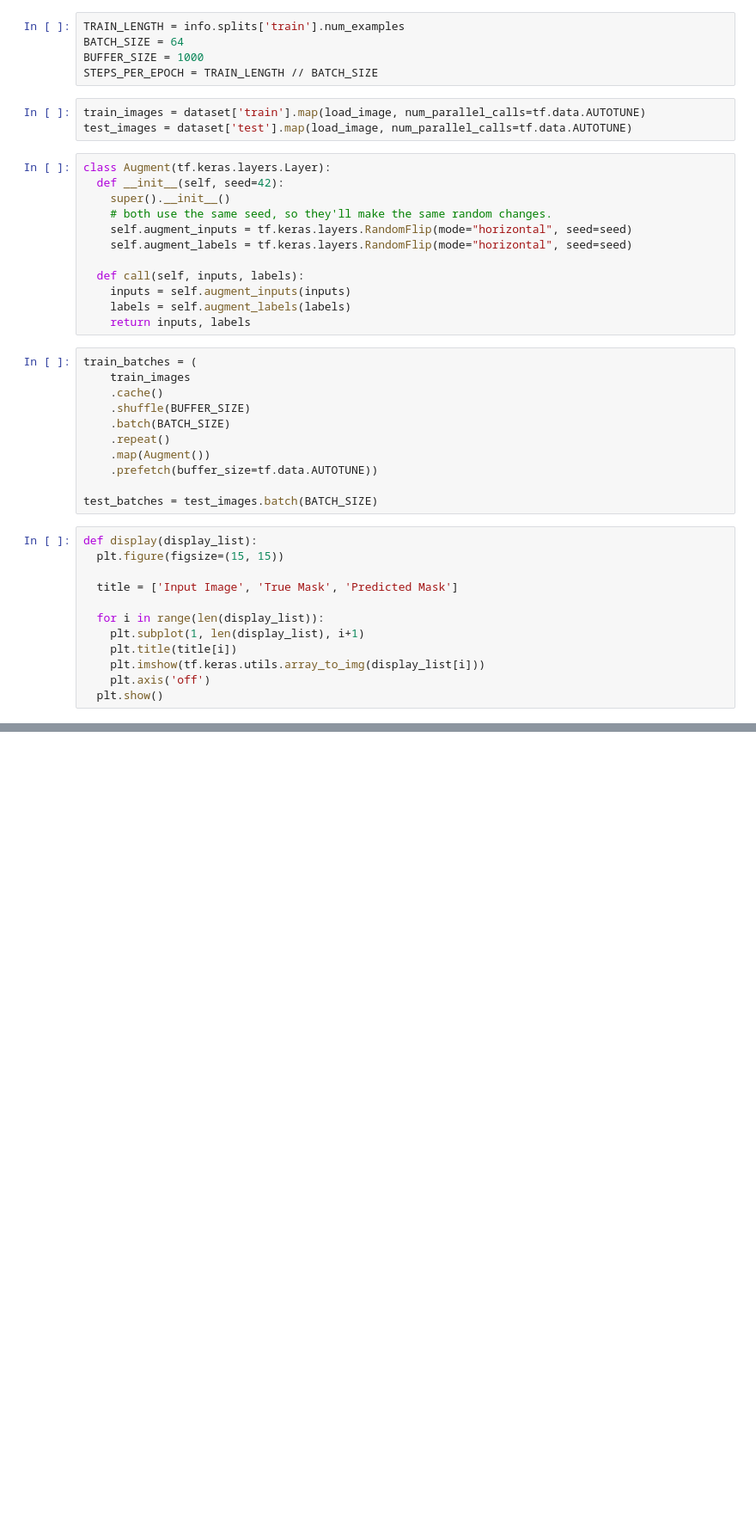
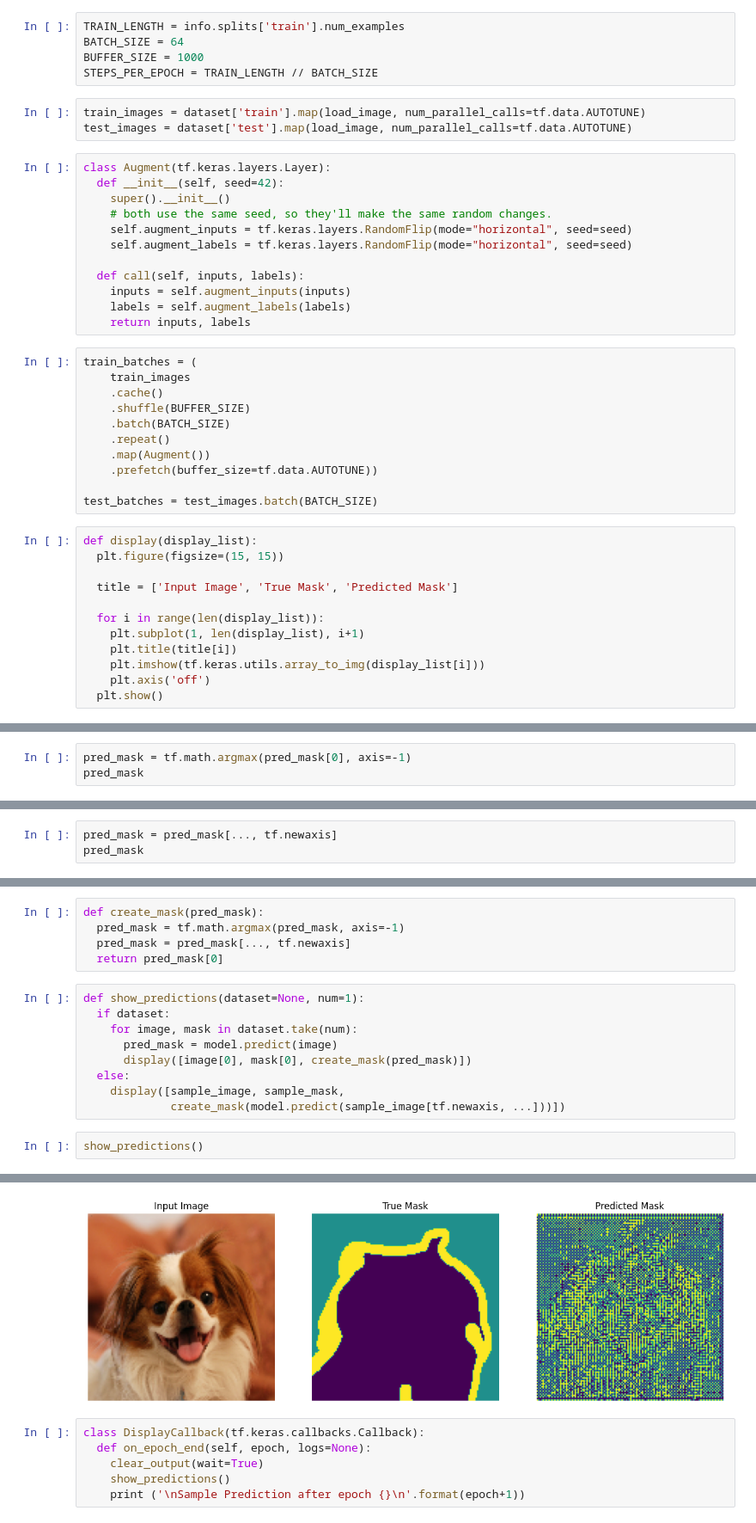
Before and after one commit to mircorudolph/PV_image_segmentation, a Jupyter notebook: 01_model.ipynb, the cells around one changed output, grey strips where cells are left out. Shown at 86% size. Cells and saved outputs as stored; diff of their text form; blank space fills up the shorter version.

```diff
--- a/01_model.ipynb
+++ b/01_model.ipynb
@@ -76,0 +190,3 @@ for images, masks in train_batches.take(2):
+# %%
+pred_mask = tf.math.argmax(pred_mask[0], axis=-1)
+pred_mask
@@ -76,0 +202,3 @@ for images, masks in train_batches.take(2):
+# %%
+pred_mask = pred_mask[..., tf.newaxis]
+pred_mask
@@ -76,0 +223,17 @@ for images, masks in train_batches.take(2):
+# %%
+def create_mask(pred_mask):
+  pred_mask = tf.math.argmax(pred_mask, axis=-1)
+  pred_mask = pred_mask[..., tf.newaxis]
+  return pred_mask[0]
+# %%
+def show_predictions(dataset=None, num=1):
+  if dataset:
+    for image, mask in dataset.take(num):
+      pred_mask = model.predict(image)
+      display([image[0], mask[0], create_mask(pred_mask)])
+  else:
+    display([sample_image, sample_mask,
+             create_mask(model.predict(sample_image[tf.newaxis, ...]))])
+# %%
+show_predictions()
+# %% [output]
@@ -76,0 +241,7 @@ for images, masks in train_batches.take(2):
+[figure, added]
+# %%
+class DisplayCallback(tf.keras.callbacks.Callback):
+  def on_epoch_end(self, epoch, logs=None):
+    clear_output(wait=True)
+    show_predictions()
+    print ('\nSample Prediction after epoch {}\n'.format(epoch+1))
```
Also changed, not shown: parts of 18 cells of this notebook.
